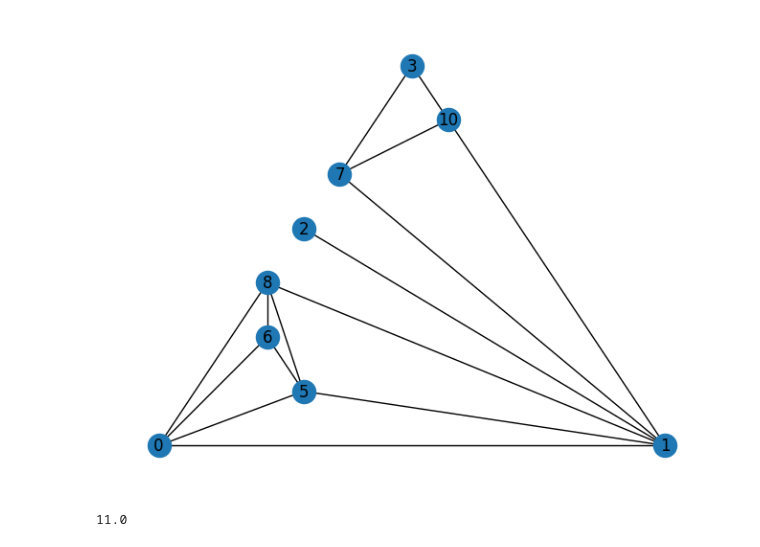
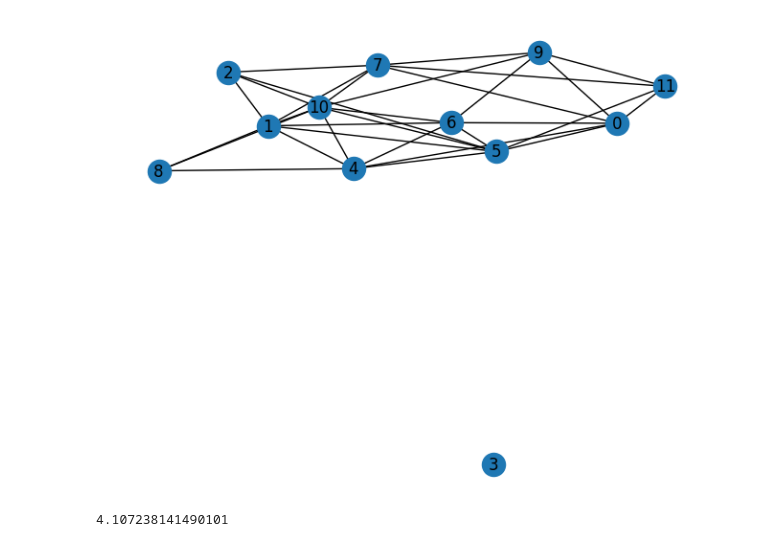
Before and after one commit to timovdk/BLOSSOM, a Jupyter notebook: packages/model/experiments/sampling_analysis.ipynb, the cells around one changed output. Drawn from its saved outputs; the diff is of its cells as text; code cells hidden in the pictures.

```diff
--- a/packages/model/experiments/sampling_analysis.ipynb
+++ b/packages/model/experiments/sampling_analysis.ipynb
@@ -178,10 +201,0 @@ nx.draw_planar(pearson_net, with_labels=True)
-# %%
-spearman_net, spearman = spearman_cooccurrence(sample_site_counts, 0.3)
-
-nx.draw_planar(spearman_net, with_labels=True)
-# %% [output]
-[figure, removed]
-# %%
-nx.graph_edit_distance(pearson_net, spearman_net)
-# %% [output]
-11.0
@@ -238,0 +202,44 @@ G.add_edge(11, 10, weight=-0.5)
+# %%
+def manhattan_distance(point1, point2):
+    """
+    Computes the Manhattan distance between two points in 3D space.
+    """
+    return np.abs(point1[0] - point2[0]) + np.abs(point1[1] - point2[1]) + np.abs(point1[2] - point2[2])
+
+
+def calculate_counts(entity_type, entity_instances, entities):
+    """
+    Calculate the counts of other types in the Von Neumann neighborhood for a given type.
+    """
+    counts = np.zeros(12, dtype=int)
+    for other_type, other_instances in entities.items():
+        if entity_type != other_type:
+            for entity_instance, other_instance in product(entity_instances, other_instances):
+                if manhattan_distance(entity_instance, other_instance) <= 1:
+                    counts[other_type] += 1
+    return counts
+
+def count_von_neumann_neighborhood_parallel(df):
+    """
+    Counts the occurrences of each type in the 3D Von Neumann neighborhood of each type in parallel.
+    """
+    entities = df.groupby('type').apply(lambda x: list(zip(x['x'], x['y'], x['z'])), include_groups=False).to_dict()
+
+    with ThreadPoolExecutor() as executor:
+        future_to_type = {executor.submit(calculate_counts, entity_type, entity_instances, entities): entity_type
+                          for entity_type, entity_instances in entities.items()}
+        neighborhood_counts = np.zeros((12, 12), dtype=int)
+        for future in concurrent.futures.as_completed(future_to_type):
+            entity_type = future_to_type[future]
+            counts = future.result()
+            neighborhood_counts[entity_type] = counts
+
+    return neighborhood_counts
+# %%
+neighborhood_counts = count_von_neumann_neighborhood_parallel(data)
+
+gt_pearson_net, gt_pearson = pearson_cooccurrence(neighborhood_counts, 0)
+
+nx.draw(gt_pearson_net, with_labels=True)
+# %% [output]
+[figure, added]
@@ -238,0 +261,4 @@ G.add_edge(11, 10, weight=-0.5)
+# %%
+frobenius_norm(pearson, gt_pearson)
+# %% [output]
+4.107238141490101
```
Also changed, not shown: parts of 11 cells of this notebook, 21 other files.
